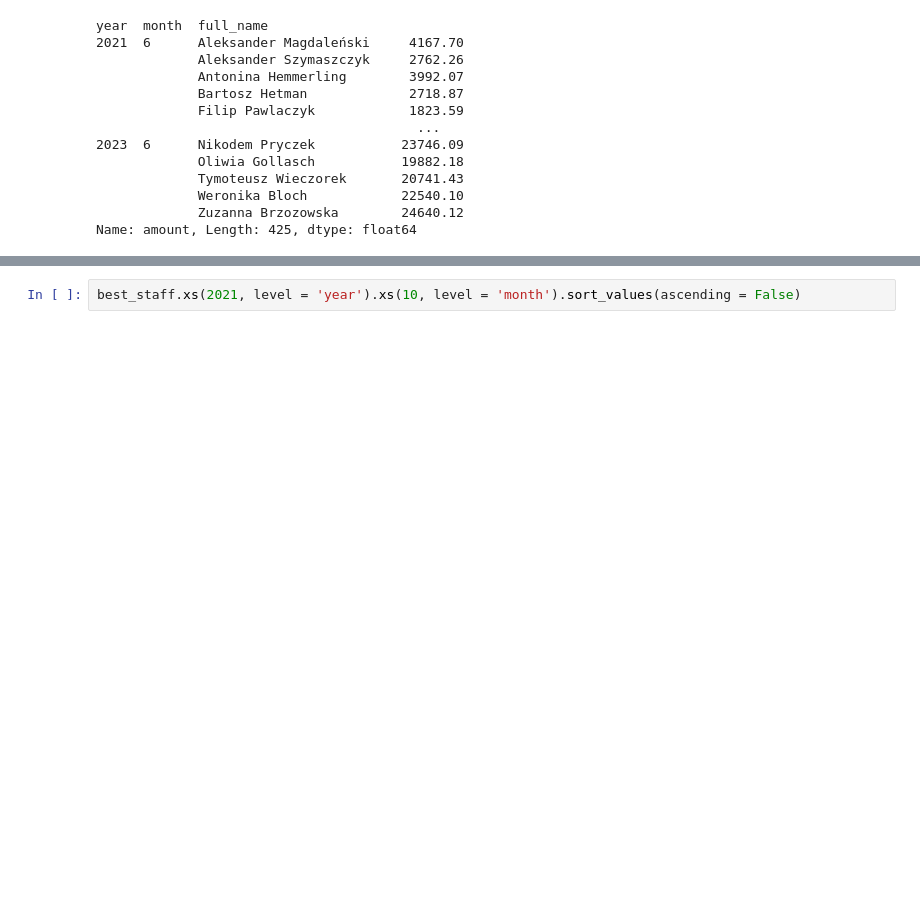
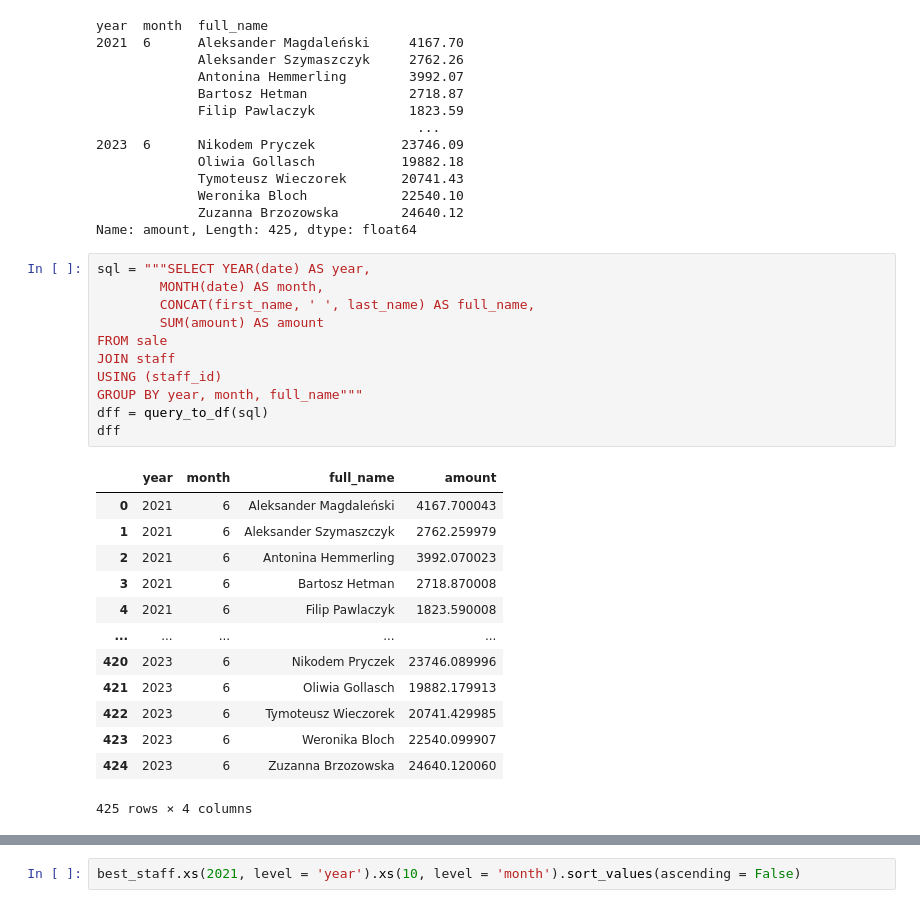
Before and after one commit to mweuro/Gameshop_database, a Jupyter notebook: Michal/analysis.ipynb, the cells around one changed output, grey strips where cells are left out. Drawn from its saved outputs; the diff is of its cells as text; blank space fills up the shorter version.

```diff
--- a/Michal/analysis.ipynb
+++ b/Michal/analysis.ipynb
@@ -123,3 +119,28 @@ year  month  full_name
              Weronika Bloch            22540.10
              Zuzanna Brzozowska        24640.12
 Name: amount, Length: 425, dtype: float64
+# %%
+sql = """SELECT YEAR(date) AS year,
+        MONTH(date) AS month,
+        CONCAT(first_name, ' ', last_name) AS full_name,
+        SUM(amount) AS amount
+FROM sale
+JOIN staff
+USING (staff_id)
+GROUP BY year, month, full_name"""
+dff = query_to_df(sql)
+dff
+# %% [output]
+|  | year | month | full_name | amount |
+| 0 | 2021 | 6 | Aleksander Magdaleński | 4167.700043 |
+| 1 | 2021 | 6 | Aleksander Szymaszczyk | 2762.259979 |
+| 2 | 2021 | 6 | Antonina Hemmerling | 3992.070023 |
+| 3 | 2021 | 6 | Bartosz Hetman | 2718.870008 |
+| 4 | 2021 | 6 | Filip Pawlaczyk | 1823.590008 |
+| ... | ... | ... | ... | ... |
+| 420 | 2023 | 6 | Nikodem Pryczek | 23746.089996 |
+| 421 | 2023 | 6 | Oliwia Gollasch | 19882.179913 |
+| 422 | 2023 | 6 | Tymoteusz Wieczorek | 20741.429985 |
+| 423 | 2023 | 6 | Weronika Bloch | 22540.099907 |
+| 424 | 2023 | 6 | Zuzanna Brzozowska | 24640.120060 |
+425 rows × 4 columns
```
Also changed, not shown: parts of 25 cells of this notebook, 1 other file.
